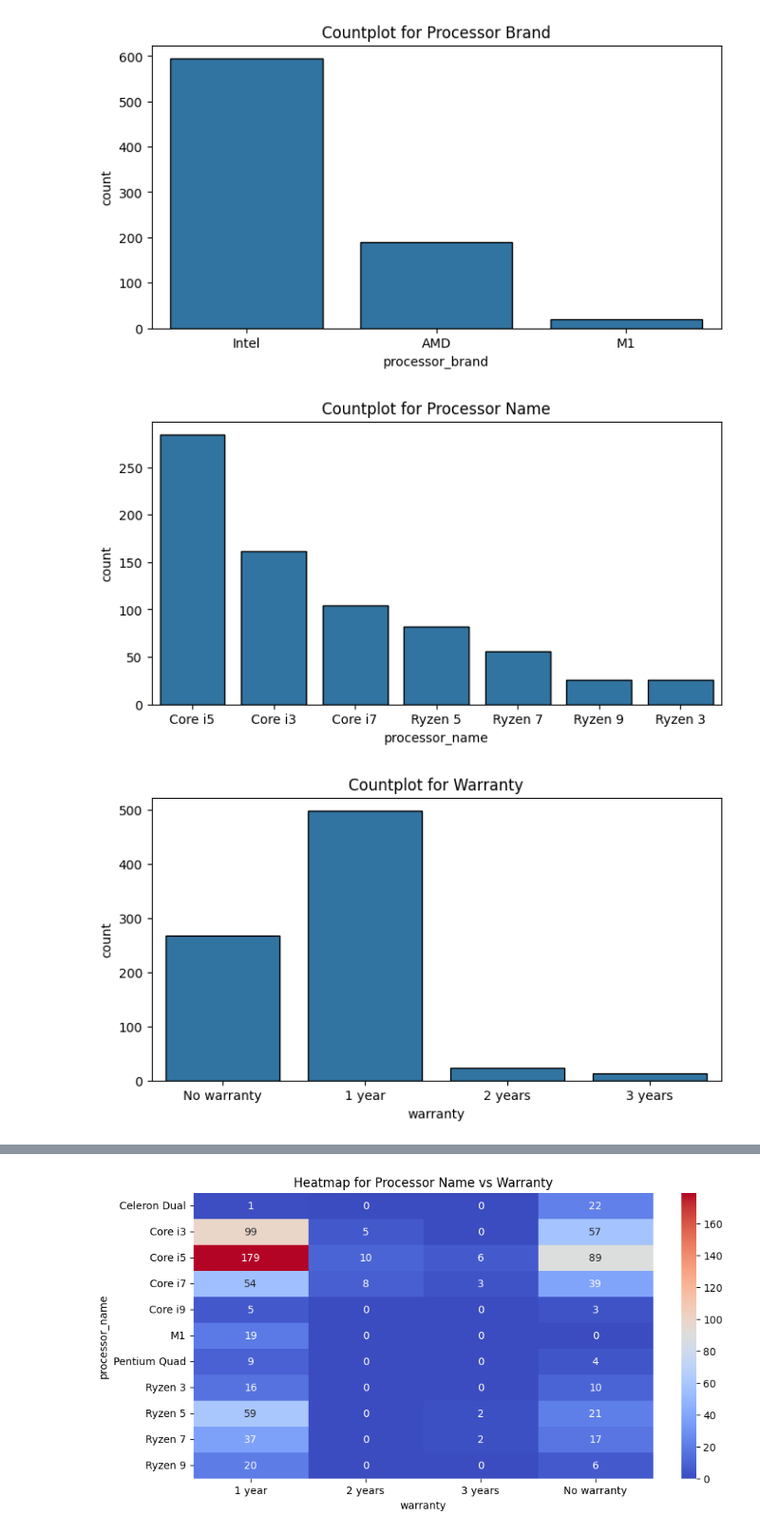
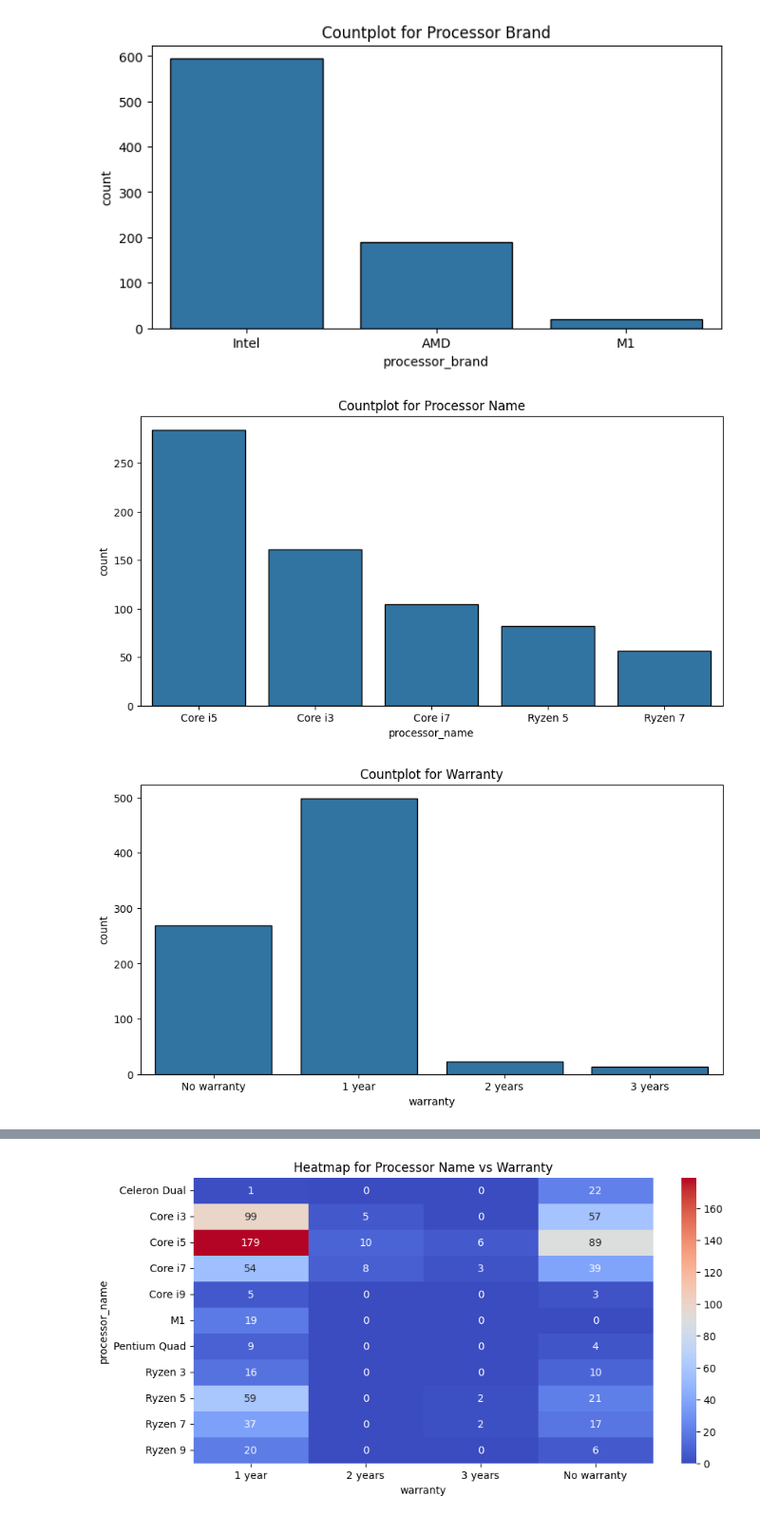
Before and after one commit to KhushalM1432/Laptop_Price_Analysis_Project, a Jupyter notebook: Laptop Price Analysis Project/LPA Project.ipynb, the cells around one changed output, grey strips where cells are left out. Shown at 95% size. Cells and saved outputs as stored; diff of their text form; code cells hidden in the pictures.

```diff
--- a/Laptop Price Analysis Project/LPA Project.ipynb
+++ b/Laptop Price Analysis Project/LPA Project.ipynb
@@ -282,21 +263,21 @@ plt.show()
 # %% [output]
 [figure]
 # %%
-top_name = df["processor_name"].value_counts().nlargest(7).index
+top_name = df["processor_name"].value_counts().nlargest().index
 filtered_df = df[df["processor_name"].isin(top_name)]
-plt.figure(figsize = (8, 4))
+plt.figure(figsize = (10, 5))
 sns.countplot(data = filtered_df, x = "processor_name", order = top_name, edgecolor = "black")
 plt.title("Countplot for Processor Name")
 plt.show()
 # %% [output]
-[figure, old version]
+[figure, new version]
 # %%
-plt.figure(figsize = (8, 4))
+plt.figure(figsize = (10, 5))
 sns.countplot(data = df, x = "warranty", edgecolor = "black")
 plt.title("Countplot for Warranty")
 plt.show()
 # %% [output]
-[figure, old version]
+[figure, new version]
 # %%
 for k in cat:
     plt.figure(figsize = (12, 5))
```
Also changed, not shown: parts of 5 cells of this notebook, 1 other file.
